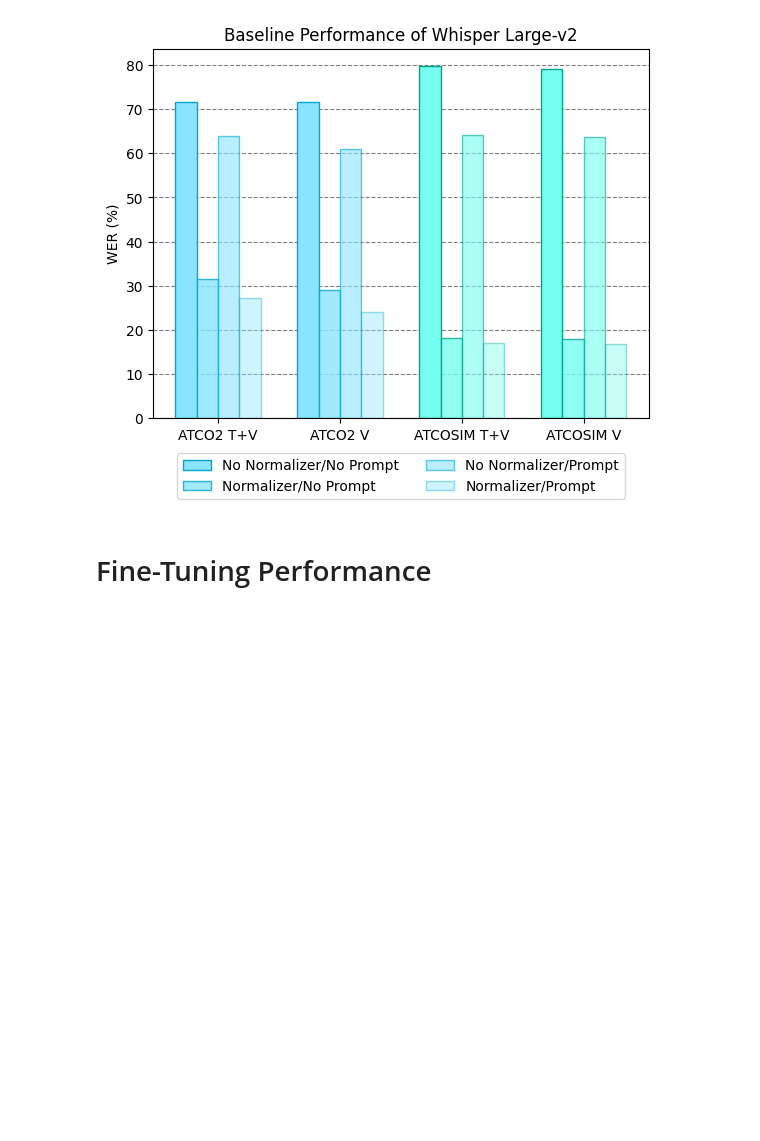
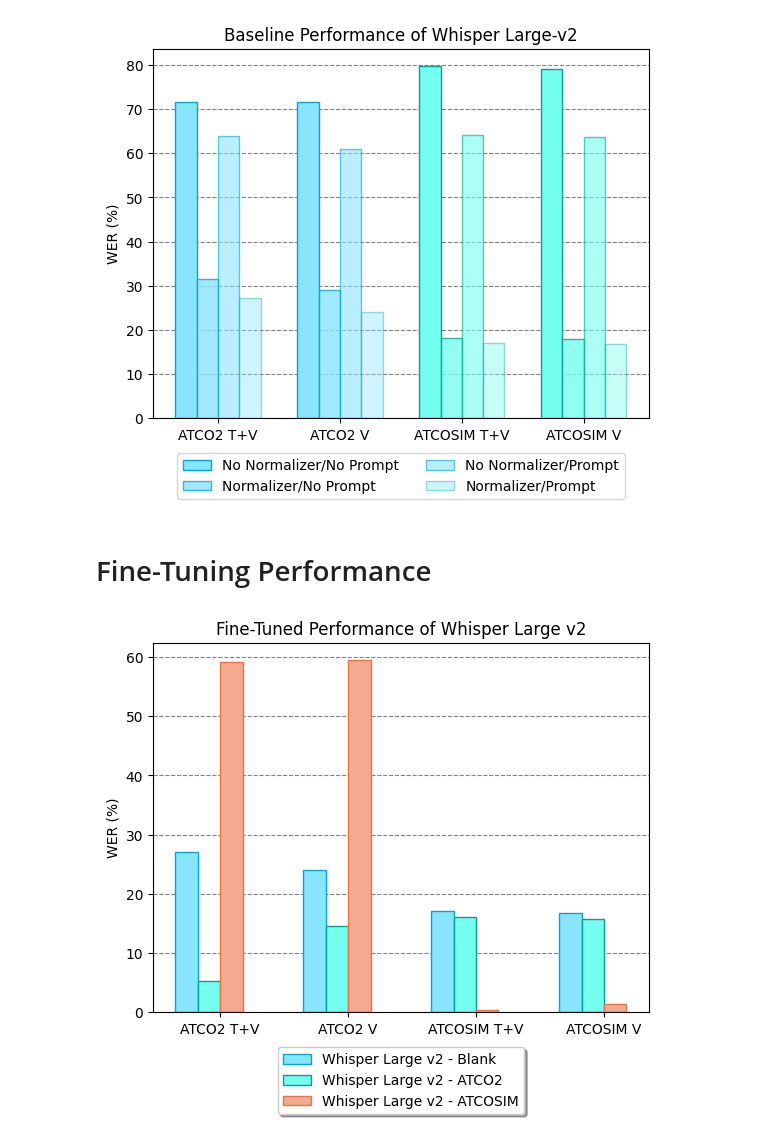
Before and after one commit to jlvdoorn/WhisperATC, a Jupyter notebook: Graphs/Bar_Chart.ipynb, the cells around one changed output. Cells and saved outputs as stored; diff of their text form; code cells hidden in the pictures; blank space fills up the shorter version.

Commit message:
Created Fine-Tuned Performance Graph

```diff
--- a/Graphs/Bar_Chart.ipynb
+++ b/Graphs/Bar_Chart.ipynb
@@ -104,29 +104,29 @@ e2 = [(0.0, 0.6510, 0.8392, 0.8), (0.0, 0.6392, 0.5647, 0.8), (0.9216, 0.4471, 0
 e3 = [(0.0, 0.6510, 0.8392, 0.6), (0.0, 0.6392, 0.5647, 0.6), (0.9216, 0.4471, 0.2745, 0.6)] # 40% alpha
 e4 = [(0.0, 0.6510, 0.8392, 0.4), (0.0, 0.6392, 0.5647, 0.4), (0.9216, 0.4471, 0.2745, 0.4)] # 20% alpha
 
-# Bars (No/No - Yes/No - No/Yes - Yes/Yes) - Normalizer/Prompt
-nn = [71.60, 71.62, 79.70, 79.11]
-yn = [31.45, 29.05, 18.14, 17.98]
-ny = [63.91, 61.08, 64.10, 63.62]
-yy = [27.14, 24.03, 17.10, 16.74]
+# Bars
+whisper = [27.14, 24.03, 17.10, 16.74]
+whisper_atco2 = [5.22, 14.66, 16.05, 15.84]
+whisper_atcosim = [59.08, 59.44, 0.38, 1.34]
 # %%
 x = np.arange(len(labels))  # the label locations
 width = 0.35  # the width of the bars
 
 fig, ax = plt.subplots()
-r1 = ax.bar(x-3*width/4, nn, width/2, label='No Normalizer/No Prompt', color=[c1[0], c1[0], c1[1], c1[1]], edgecolor=[e1[0], e1[0], e1[1], e1[1]])
-r2 = ax.bar(x-width/4, yn, width/2, label='Normalizer/No Prompt', color=[c2[0], c2[0], c2[1], c2[1]], edgecolor=[e2[0], e2[0], e2[1], e2[1]])
-r3 = ax.bar(x+width/4, ny, width/2, label='No Normalizer/Prompt', color=[c3[0], c3[0], c3[1], c3[1]], edgecolor=[e3[0], e3[0], e3[1], e3[1]])
-r4 = ax.bar(x+3*width/4, yy, width/2, label='Normalizer/Prompt', color=[c4[0], c4[0], c4[1], c4[1]], edgecolor=[e4[0], e4[0], e4[1], e4[1]])
+r1 = ax.bar(x-3*width/4, whisper, width/2, label='Whisper Large v2 - Blank', color=[c1[0], c1[0], c1[0], c1[0]], edgecolor=[e1[0], e1[0], e1[0], e1[0]])
+r2 = ax.bar(x-width/4, whisper_atco2, width/2, label='Whisper Large v2 - ATCO2', color=[c1[1], c1[1], c1[1], c1[1]], edgecolor=[e1[1], e1[1], e1[1], e1[1]])
+r3 = ax.bar(x+width/4, whisper_atcosim, width/2, label='Whisper Large v2 - ATCOSIM', color=[c1[2], c1[2], c1[2], c1[2]], edgecolor=[e1[2], e1[2], e1[2], e1[2]])
 
 # Add some text for labels, title and custom x-axis tick labels, etc.
 ax.set_ylabel('WER (%)')
-ax.set_title('Baseline Performance of Whisper Large-v2')
+ax.set_title('Fine-Tuned Performance of Whisper Large v2')
 ax.set_xticks(x)
 ax.set_xticklabels(labels)
-ax.legend(loc='upper center', bbox_to_anchor=(0.5, -0.075), shadow=False, ncol=2)
+ax.legend(loc='upper center', bbox_to_anchor=(0.5, -0.075), shadow=False, ncol=1)
 ax.yaxis.grid(color='gray', linestyle='--')
 ax.set_axisbelow(True)
+# %% [output]
+[figure, added]
 # %%
 fig.savefig('baseline_performance.pdf', format='pdf', bbox_inches='tight')
 fig.savefig('baseline_performance.svg', format='svg', bbox_inches='tight')
```
